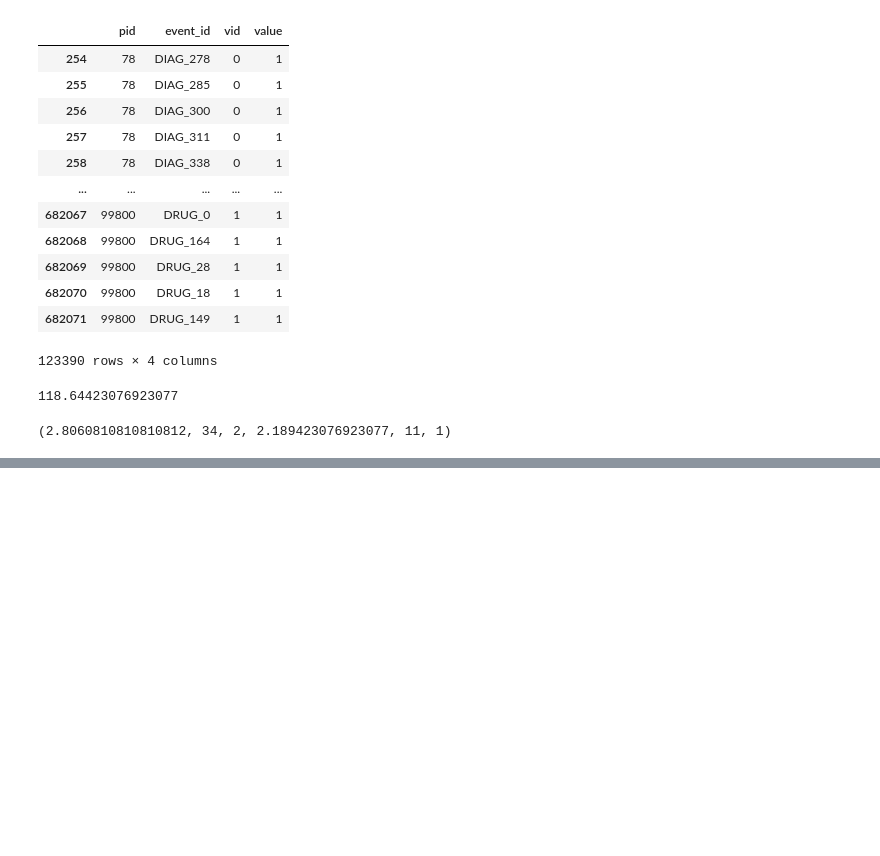
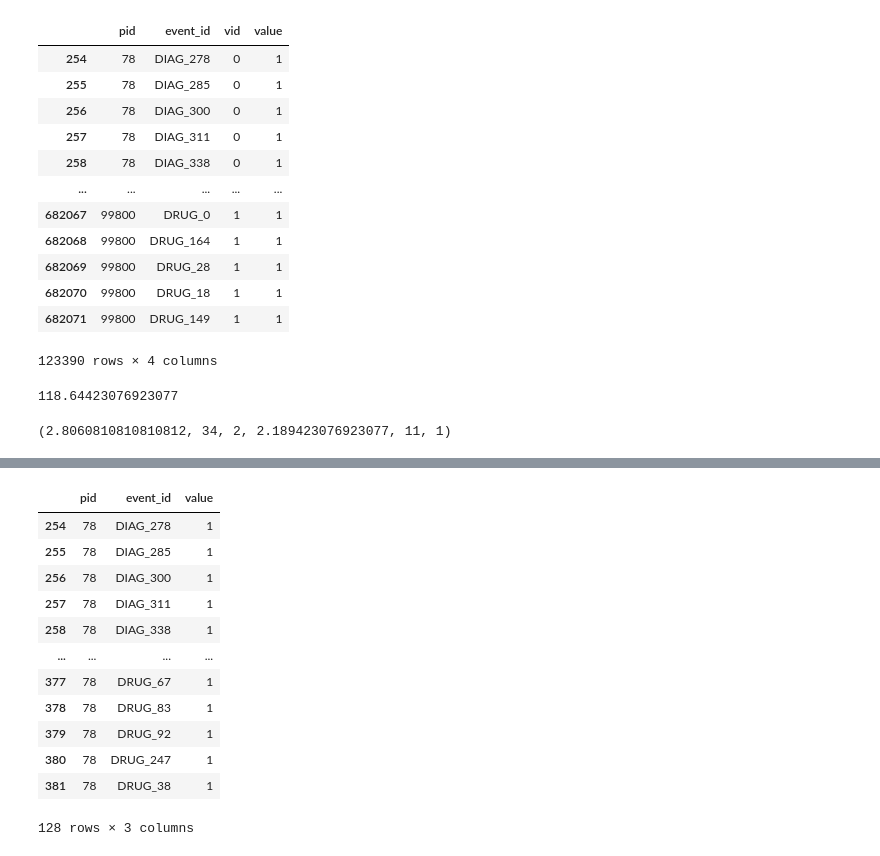
Before and after one commit to niikun/DL_for_health_care, a Jupyter notebook: HW1.ipynb, the cells around one changed output, grey strips where cells are left out. Saved outputs shown, nothing was run; the diff lists cells and outputs as text; code cells hidden in the pictures; blank space fills up the shorter version.

```diff
--- a/HW1.ipynb
+++ b/HW1.ipynb
@@ -375,0 +539,30 @@ encounter_count_metrics(events, hf)
+# %%
+def calculate_index_vid(events, hf):
+
+    '''
+    TODO: This function needs to be completed.
+
+    Suggested steps:
+        1. Create list of normal patients (hf_events.csv only contains information about heart failure patients).
+        2. Split events into two groups based on whether the patient has heart failure or not.
+        3. Calculate index vid for each patient.
+
+    IMPORTANT:
+        `indx_vid` should be a pd dataframe with header `['pid', 'indx_vid']`.
+    '''
+    events_hf = events[events["pid"].isin(set(hf["pid"].unique()))]
+    events_norm = events[~events["pid"].isin(set(hf["pid"].unique()))]
+
+    indx_vid_norm = pd.DataFrame(events_norm.groupby("pid")["vid"].max()).reset_index()
+    indx_vid_hf = pd.DataFrame(events_hf.groupby("pid")["vid"].min()).reset_index()
+    indx_vid = pd.concat([pid_indx_vid_hf,pid_indx_vid_norm],axis=0).reset_index(drop=True)
+    indx_vid.columns = ["pid","indx_vid"]
+
+    return indx_vid
+# %%
+indx_vid_df = calculate_index_vid(events, hf)
+assert indx_vid_df.shape == (4000, 2), "calculate_index_vid failed!"
+
+indx_vid = dict(list(zip(indx_vid_df.pid, indx_vid_df.indx_vid)))
+assert indx_vid[78] == 1, "calculate_index_vid failed!"
+assert indx_vid[1230] == 5, "calculate_index_vid failed!"
@@ -375,0 +603,21 @@ encounter_count_metrics(events, hf)
+# %%
+merged_events = pd.merge(events, indx_vid, on="pid")
+filtered_events = merged_events[merged_events["vid"]<merged_events["indx_vid"]]
+# %%
+filtered_events = filtered_events[['pid', 'event_id', 'value']]
+# %%
+filtered_events[filtered_events["pid"]==78]
+# %% [output]
+|  | pid | event_id | value |
+| 254 | 78 | DIAG_278 | 1 |
+| 255 | 78 | DIAG_285 | 1 |
+| 256 | 78 | DIAG_300 | 1 |
+| 257 | 78 | DIAG_311 | 1 |
+| 258 | 78 | DIAG_338 | 1 |
+| ... | ... | ... | ... |
+| 377 | 78 | DRUG_67 | 1 |
+| 378 | 78 | DRUG_83 | 1 |
+| 379 | 78 | DRUG_92 | 1 |
+| 380 | 78 | DRUG_247 | 1 |
+| 381 | 78 | DRUG_38 | 1 |
+128 rows × 3 columns
```
Also changed, not shown: parts of 39 cells of this notebook.
